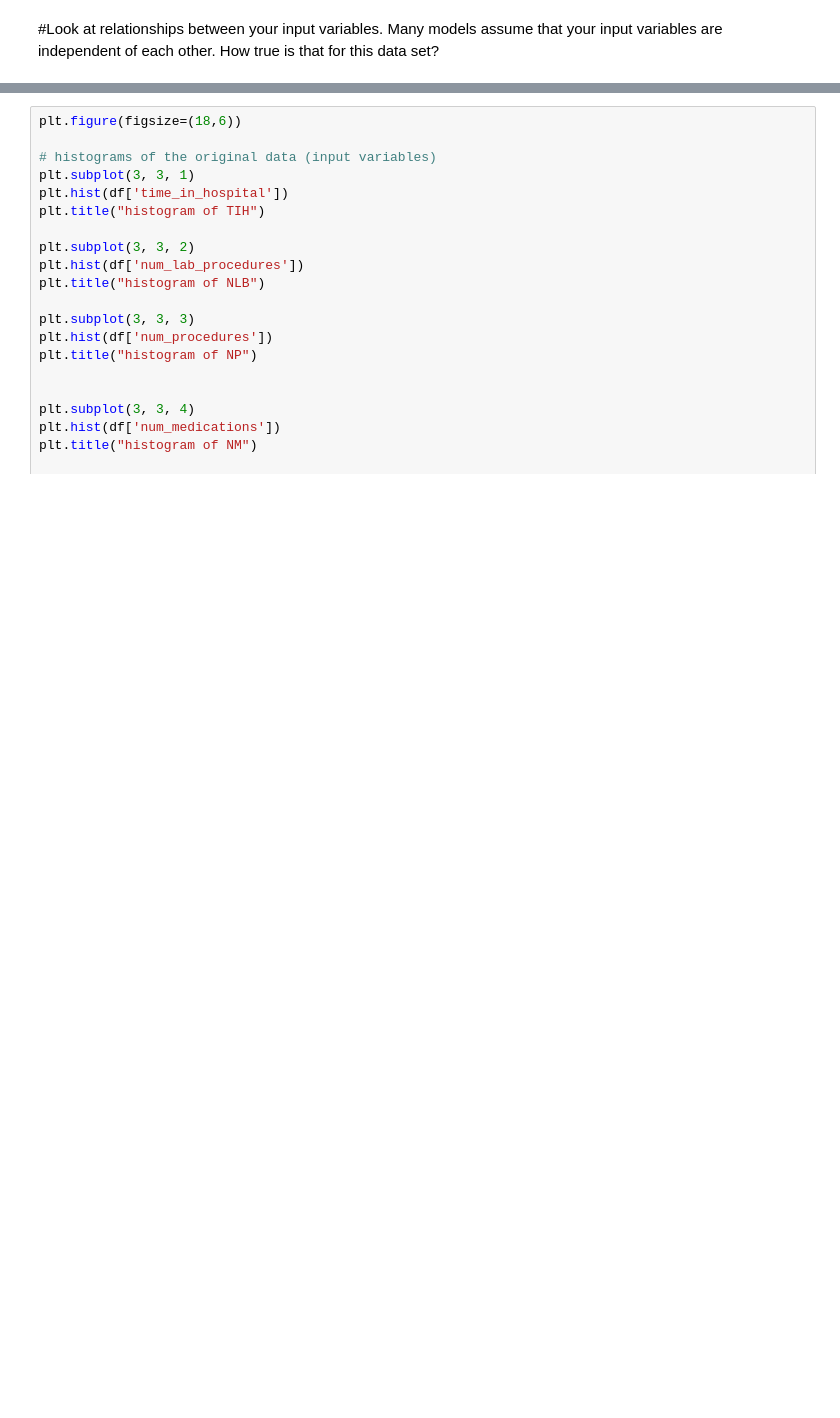
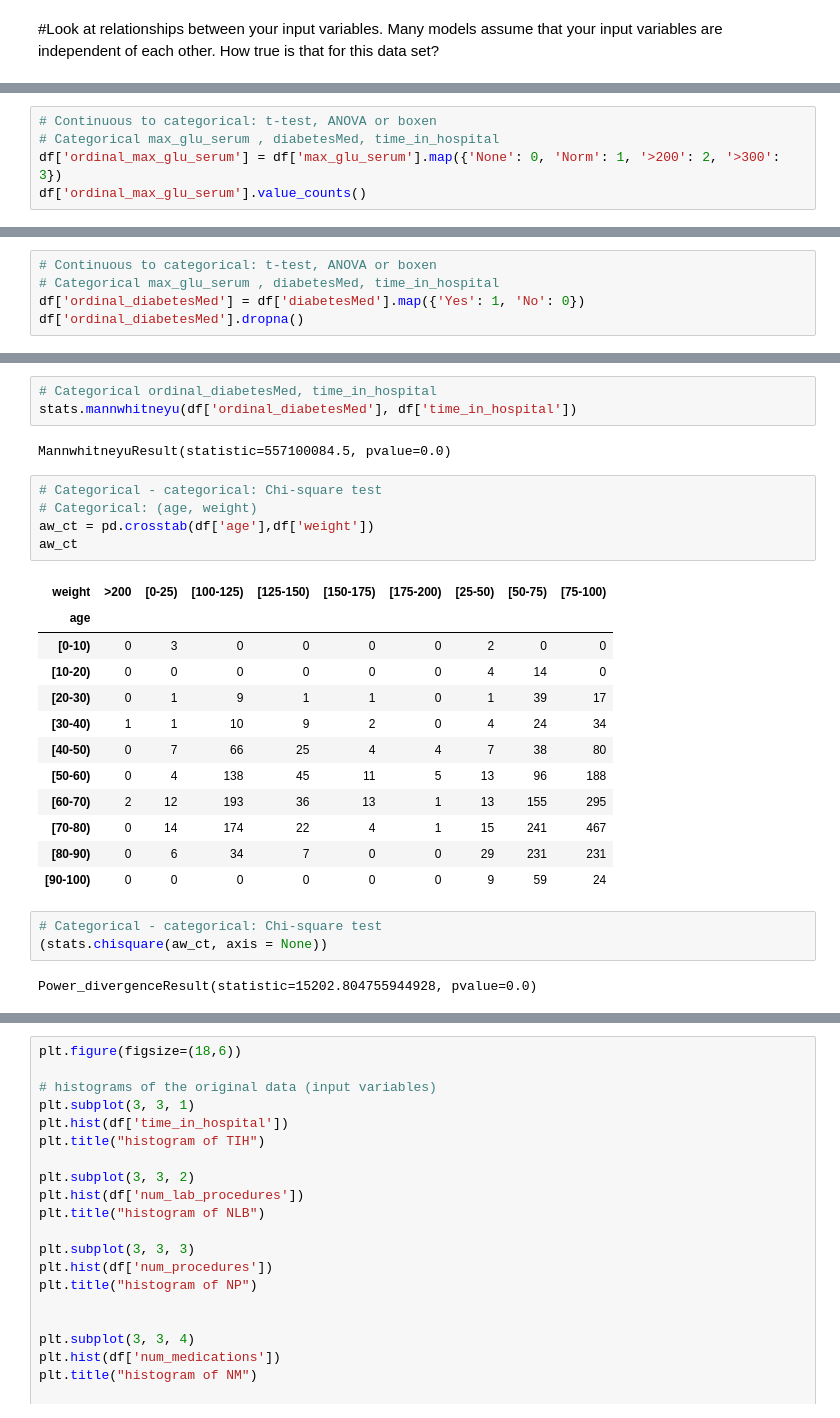
Before and after one commit to thinkful-dsi-axolotl/student_pair_work, a Jupyter notebook: Riley-Farooq/data_clean.ipynb, the cells around one changed output, grey strips where cells are left out. Drawn from its saved outputs; the diff is of its cells as text; blank space fills up the shorter version.

```diff
--- a/Riley-Farooq/data_clean.ipynb
+++ b/Riley-Farooq/data_clean.ipynb
@@ -177,0 +261,5 @@ plt.show()
+# %%
+# Continuous to categorical: t-test, ANOVA or boxen
+# Categorical max_glu_serum , diabetesMed, time_in_hospital
+df['ordinal_max_glu_serum'] = df['max_glu_serum'].map({'None': 0, 'Norm': 1, '>200': 2, '>300': 3})
+df['ordinal_max_glu_serum'].value_counts()
@@ -177,0 +291,5 @@ plt.show()
+# %%
+# Continuous to categorical: t-test, ANOVA or boxen
+# Categorical max_glu_serum , diabetesMed, time_in_hospital
+df['ordinal_diabetesMed'] = df['diabetesMed'].map({'Yes': 1, 'No': 0})
+df['ordinal_diabetesMed'].dropna()
@@ -177,0 +309,28 @@ plt.show()
+# %%
+# Categorical ordinal_diabetesMed, time_in_hospital
+stats.mannwhitneyu(df['ordinal_diabetesMed'], df['time_in_hospital'])
+# %% [output]
+MannwhitneyuResult(statistic=557100084.5, pvalue=0.0)
+# %%
+# Categorical - categorical: Chi-square test
+# Categorical: (age, weight)
+aw_ct = pd.crosstab(df['age'],df['weight'])
+aw_ct
+# %% [output]
+| weight | >200 | [0-25) | [100-125) | [125-150) | [150-175) | [175-200) | [25-50) | [50-75) | [75-100) |
+| age |  |  |  |  |  |  |  |  |  |
+| [0-10) | 0 | 3 | 0 | 0 | 0 | 0 | 2 | 0 | 0 |
+| [10-20) | 0 | 0 | 0 | 0 | 0 | 0 | 4 | 14 | 0 |
+| [20-30) | 0 | 1 | 9 | 1 | 1 | 0 | 1 | 39 | 17 |
+| [30-40) | 1 | 1 | 10 | 9 | 2 | 0 | 4 | 24 | 34 |
+| [40-50) | 0 | 7 | 66 | 25 | 4 | 4 | 7 | 38 | 80 |
+| [50-60) | 0 | 4 | 138 | 45 | 11 | 5 | 13 | 96 | 188 |
+| [60-70) | 2 | 12 | 193 | 36 | 13 | 1 | 13 | 155 | 295 |
+| [70-80) | 0 | 14 | 174 | 22 | 4 | 1 | 15 | 241 | 467 |
+| [80-90) | 0 | 6 | 34 | 7 | 0 | 0 | 29 | 231 | 231 |
+| [90-100) | 0 | 0 | 0 | 0 | 0 | 0 | 9 | 59 | 24 |
+# %%
+# Categorical - categorical: Chi-square test
+(stats.chisquare(aw_ct, axis = None))
+# %% [output]
+Power_divergenceResult(statistic=15202.804755944928, pvalue=0.0)
```
Also changed, not shown: parts of 23 cells of this notebook.
